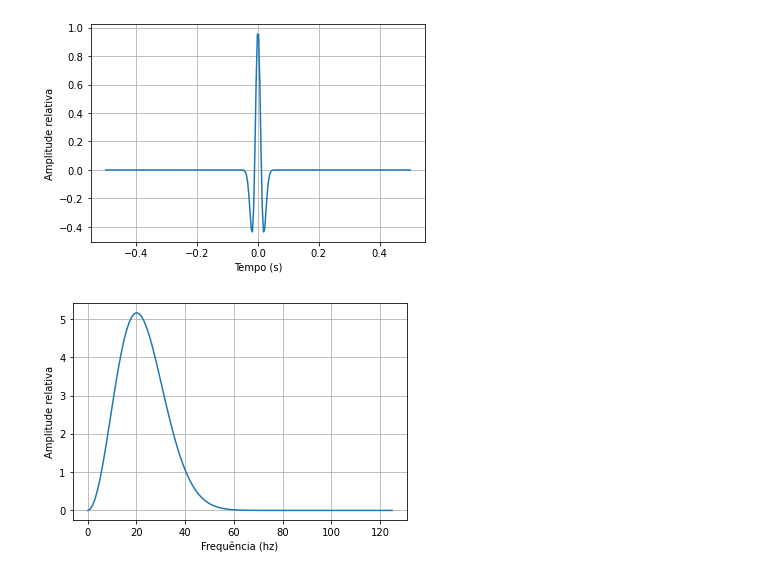
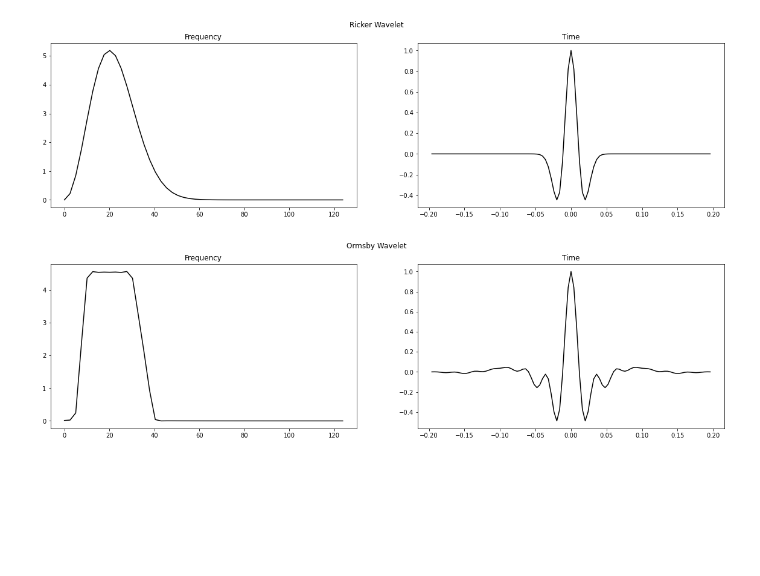
Before and after one commit to giecaruff/stoneforge, a Jupyter notebook: stoneforge/wavelets/Wavelets_notebook.ipynb, the cells around one changed output. Cells and saved outputs as stored; diff of their text form; code cells hidden in the pictures; blank space fills up the shorter version.

```diff
--- a/stoneforge/wavelets/Wavelets_notebook.ipynb
+++ b/stoneforge/wavelets/Wavelets_notebook.ipynb
@@ -35,28 +39,37 @@ def Butter_Wavelet(Freq_hi, Freq_low, Duration, Sampling):
     return t, butter_wvlt
 # %%
-lenght = 1
+lenght = 50
 Freq_domin = 20
-dt = 0.004
-
+dt = 4
 Time , Ricker_wl = Ricker_Wavelet(Freq_domin,lenght,dt)
-ricker_fft = abs(np.fft.rfft(Ricker_wl))
+#Ricker wavelet spectrum
+freqs = np.fft.rfftfreq(Time.shape[0], d=dt)*1000
+a = np.fft.rfft(Ricker_wl)
+A = np.abs(a)
 # %%
-plt.plot(Time, Ricker_wl)
-plt.xlabel('Tempo (s)')
-plt.ylabel('Amplitude relativa')
-plt.grid()
+# display wavelet
+fig, axs = plt.subplots(1, 2, figsize=(20, 5))
+fig.suptitle('Ricker Wavelet')
+axs[0].plot(freqs, A, 'k')
+axs[0].set_title('Frequency')
+axs[1].plot(Time, Ricker_wl, 'k')
+axs[1].set_title('Time')
 plt.show()
-
-plt.plot(ricker_fft)
-plt.xlabel('Frequência (hz)')
-plt.ylabel('Amplitude relativa')
-plt.grid()
-plt.show()
 # %% [output]
-[figure, old version]
+[figure, new version]
-[figure, removed]
 # %%
-f = (5,10,40,45)
+time, wvlt = Ormsby_Wavelet((5,10,30,40),50,4)
 
-time, wvlt = Ormsby_Wavelet(f,lenght,dt)
 orms_fft = abs(np.fft.rfft(wvlt))
+freqs = np.fft.rfftfreq(time.shape[0], d=dt)*1000
+
+# display wavelet
+fig, axs = plt.subplots(1, 2, figsize=(20, 5))
+fig.suptitle('Ormsby Wavelet')
+axs[0].plot(freqs, orms_fft, 'k')
+axs[0].set_title('Frequency')
+axs[1].plot(Time, wvlt, 'k')
+axs[1].set_title('Time')
+plt.show()
+# %% [output]
+[figure, added]
```
Also changed, not shown: parts of 3 cells of this notebook.
